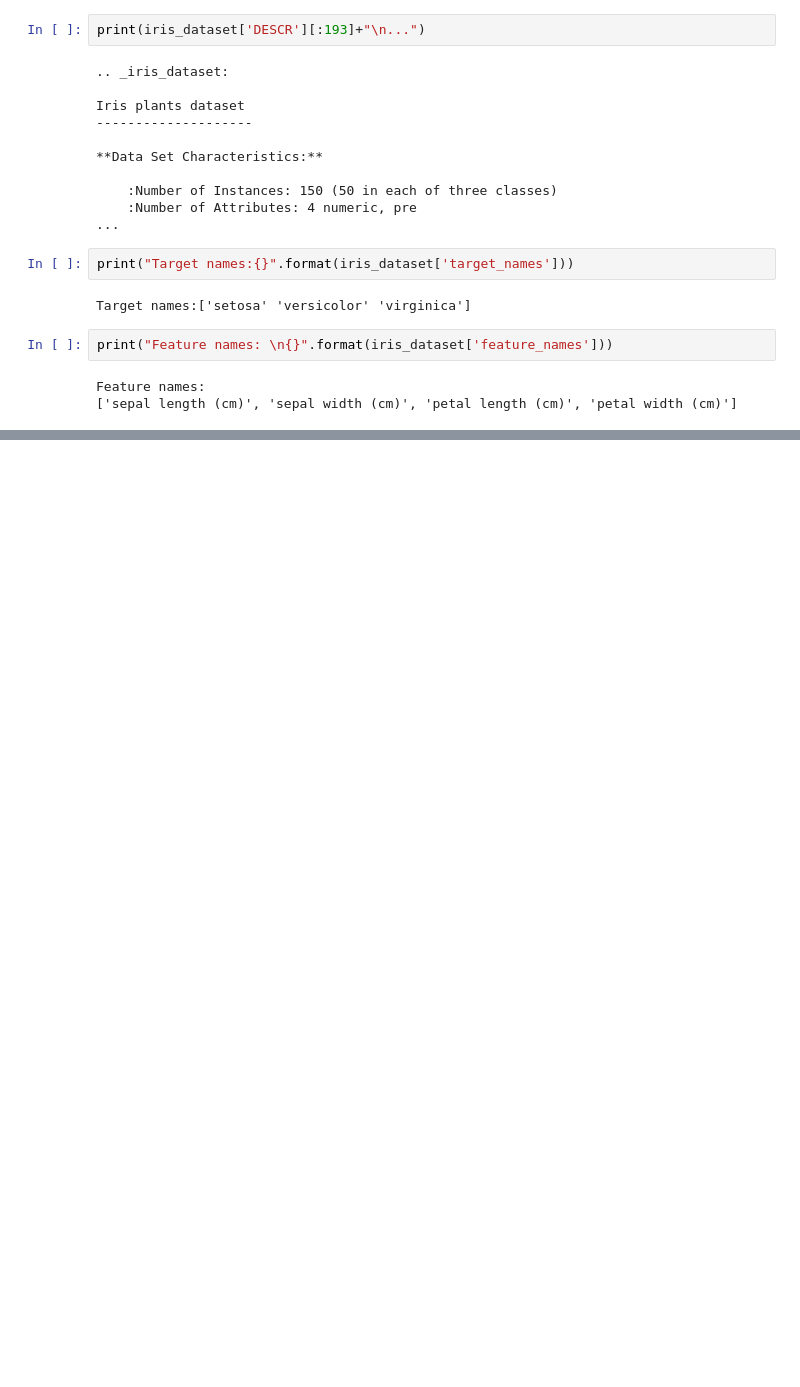
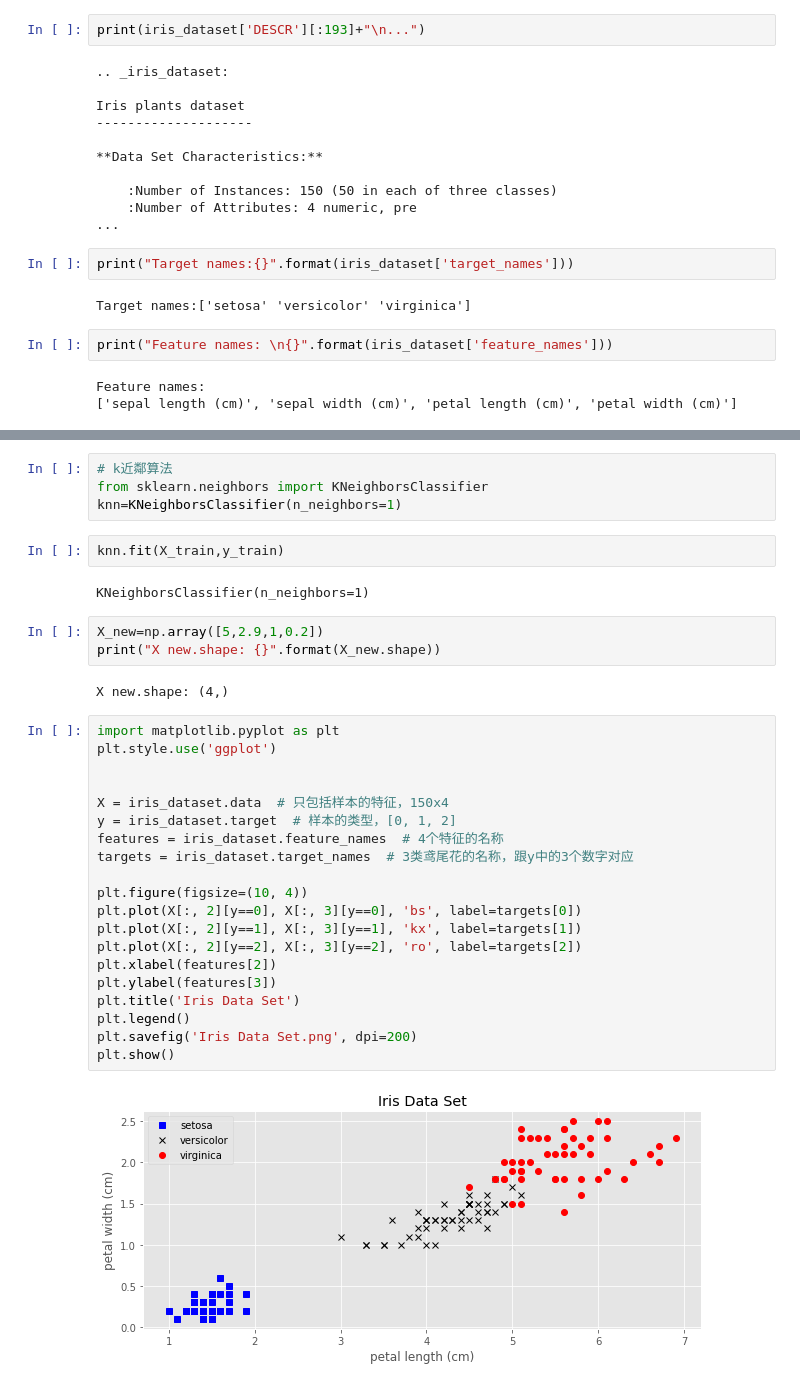
Before and after one commit to ll-0620/machineLearning, a Jupyter notebook: Iris_02.ipynb, the cells around one changed output, grey strips where cells are left out. Cells and saved outputs as stored; diff of their text form; blank space fills up the shorter version.

```diff
--- a/Iris_02.ipynb
+++ b/Iris_02.ipynb
@@ -35,0 +90,35 @@ Feature names:
+# %%
+# k近鄰算法
+from sklearn.neighbors import KNeighborsClassifier
+knn=KNeighborsClassifier(n_neighbors=1)
+# %%
+knn.fit(X_train,y_train)
+# %% [output]
+KNeighborsClassifier(n_neighbors=1)
+# %%
+X_new=np.array([5,2.9,1,0.2])
+print("X new.shape: {}".format(X_new.shape))
+# %% [output]
+X new.shape: (4,)
+# %%
+import matplotlib.pyplot as plt
+plt.style.use('ggplot')
+
+
+X = iris_dataset.data  # 只包括样本的特征，150x4
+y = iris_dataset.target  # 样本的类型，[0, 1, 2]
+features = iris_dataset.feature_names  # 4个特征的名称
+targets = iris_dataset.target_names  # 3类鸢尾花的名称，跟y中的3个数字对应
+
+plt.figure(figsize=(10, 4))
+plt.plot(X[:, 2][y==0], X[:, 3][y==0], 'bs', label=targets[0])
+plt.plot(X[:, 2][y==1], X[:, 3][y==1], 'kx', label=targets[1])
+plt.plot(X[:, 2][y==2], X[:, 3][y==2], 'ro', label=targets[2])
+plt.xlabel(features[2])
+plt.ylabel(features[3])
+plt.title('Iris Data Set')
+plt.legend()
+plt.savefig('Iris Data Set.png', dpi=200)
+plt.show()
+# %% [output]
+[figure, added]
```
Also changed, not shown: parts of 7 cells of this notebook, 5 other files.
